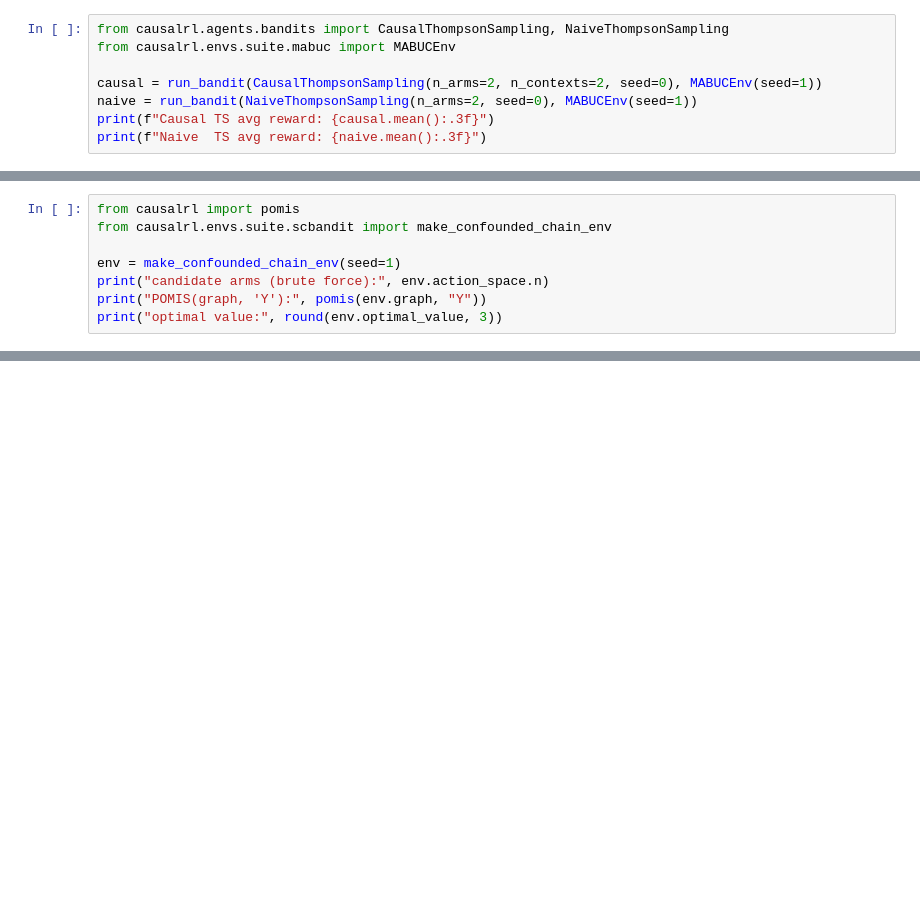
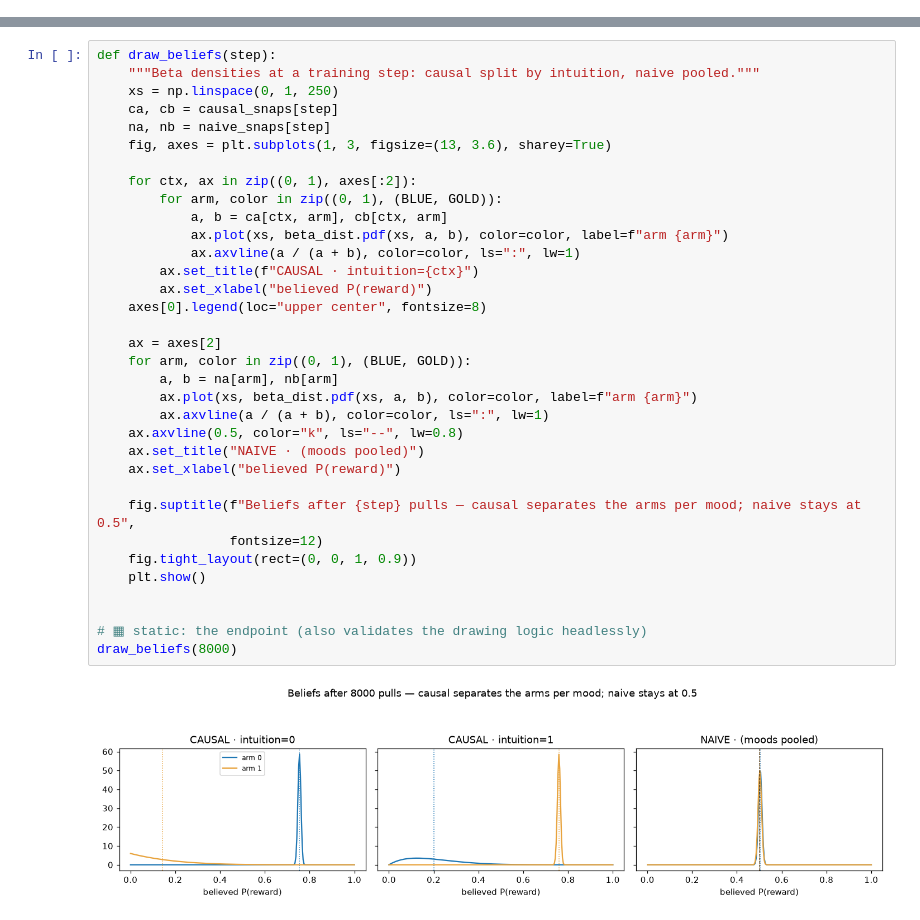
Before and after one commit to raphaelrrcoelho/causalrl, a Jupyter notebook: examples/presentation/causal_rl_presentation.ipynb, the cells around one changed output, grey strips where cells are left out. Cells and saved outputs as stored; diff of their text form; blank space fills up the shorter version.

```diff
--- a/examples/presentation/causal_rl_presentation.ipynb
+++ b/examples/presentation/causal_rl_presentation.ipynb
@@ -72,8 +0,0 @@ E[Y | do(X=1)] = 0.501   <- identical: no do()-only agent can choose
-# %%
-from causalrl.agents.bandits import CausalThompsonSampling, NaiveThompsonSampling
-from causalrl.envs.suite.mabuc import MABUCEnv
-
-causal = run_bandit(CausalThompsonSampling(n_arms=2, n_contexts=2, seed=0), MABUCEnv(seed=1))
-naive = run_bandit(NaiveThompsonSampling(n_arms=2, seed=0), MABUCEnv(seed=1))
-print(f"Causal TS avg reward: {causal.mean():.3f}")
-print(f"Naive  TS avg reward: {naive.mean():.3f}")
@@ -123,8 +0,0 @@ effect, lifted onto a chain). The POMIS agent searches 2 arms; brute force flail
-# %%
-from causalrl import pomis
-from causalrl.envs.suite.scbandit import make_confounded_chain_env
-
-env = make_confounded_chain_env(seed=1)
-print("candidate arms (brute force):", env.action_space.n)
-print("POMIS(graph, 'Y'):", pomis(env.graph, "Y"))
-print("optimal value:", round(env.optimal_value, 3))
@@ -134,0 +107,36 @@ optimal value: 1.0
+# %%
+def draw_beliefs(step):
+    """Beta densities at a training step: causal split by intuition, naive pooled."""
+    xs = np.linspace(0, 1, 250)
+    ca, cb = causal_snaps[step]
+    na, nb = naive_snaps[step]
+    fig, axes = plt.subplots(1, 3, figsize=(13, 3.6), sharey=True)
+
+    for ctx, ax in zip((0, 1), axes[:2]):
+        for arm, color in zip((0, 1), (BLUE, GOLD)):
+            a, b = ca[ctx, arm], cb[ctx, arm]
+            ax.plot(xs, beta_dist.pdf(xs, a, b), color=color, label=f"arm {arm}")
+            ax.axvline(a / (a + b), color=color, ls=":", lw=1)
+        ax.set_title(f"CAUSAL · intuition={ctx}")
+        ax.set_xlabel("believed P(reward)")
+    axes[0].legend(loc="upper center", fontsize=8)
+
+    ax = axes[2]
+    for arm, color in zip((0, 1), (BLUE, GOLD)):
+        a, b = na[arm], nb[arm]
+        ax.plot(xs, beta_dist.pdf(xs, a, b), color=color, label=f"arm {arm}")
+        ax.axvline(a / (a + b), color=color, ls=":", lw=1)
+    ax.axvline(0.5, color="k", ls="--", lw=0.8)
+    ax.set_title("NAIVE · (moods pooled)")
+    ax.set_xlabel("believed P(reward)")
+
+    fig.suptitle(f"Beliefs after {step} pulls — causal separates the arms per mood; naive stays at 0.5",
+                 fontsize=12)
+    fig.tight_layout(rect=(0, 0, 1, 0.9))
+    plt.show()
+
+
+# ▦ static: the endpoint (also validates the drawing logic headlessly)
+draw_beliefs(8000)
+# %% [output]
+[figure, added]
```
Also changed, not shown: parts of 27 cells of this notebook, 2 other files.
